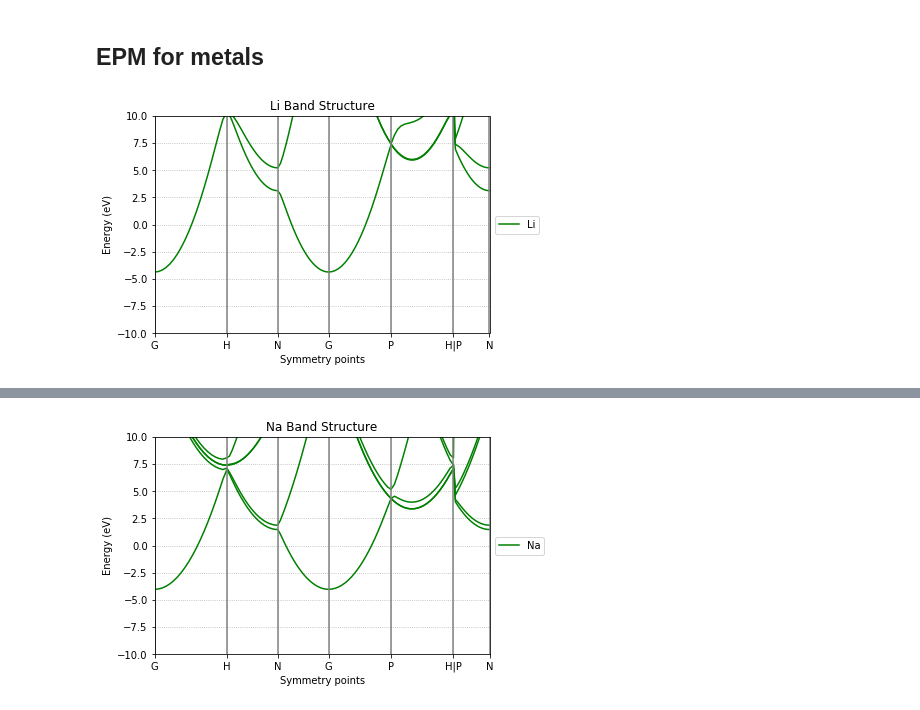
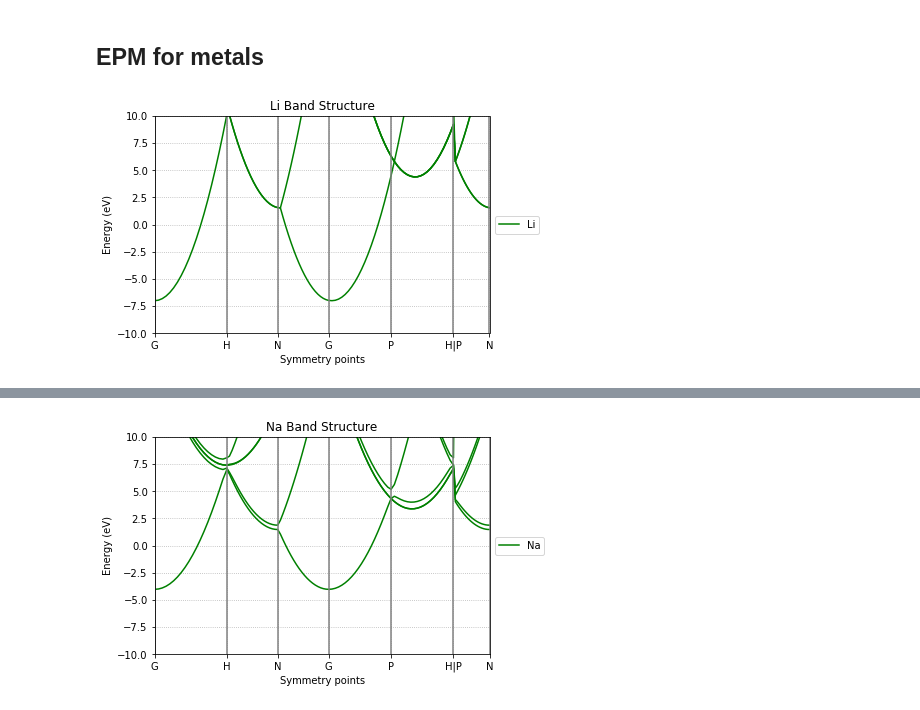
Before and after one commit to jerjorg/bzi_3D, a Jupyter notebook: notebooks/PP Plots.ipynb, the cells around one changed output, grey strips where cells are left out. Drawn from its saved outputs; the diff is of its cells as text; code cells hidden in the pictures.

```diff
--- a/notebooks/PP Plots.ipynb
+++ b/notebooks/PP Plots.ipynb
@@ -222,19 +221,18 @@ plot_band_structure(**CdTe_args)
 # %% [markdown]
 ## EPM for metals
 # %%
-# Li_energy_shift = Li_PP.eval([0.]*3,10)[0]
-Li_energy_shift = 3.7
+Li_energy_shift = 7
 Li_params = {"materials_list": ["Li"],
              "PPlist": [Li_PP],
              "PPargs_list": [{}],
              "lattice": Li_lattice,
              "npts": 20,
              "neigvals": 10,
              "energy_shift": Li_energy_shift,
              "energy_limits": [-10,10],
              "show": True
 }
 plot_band_structure(**Li_params)
 # %% [output]
-[figure, old version]
+[figure, new version]
 # %%
```
Also changed, not shown: parts of 18 cells of this notebook, 4 other files.
